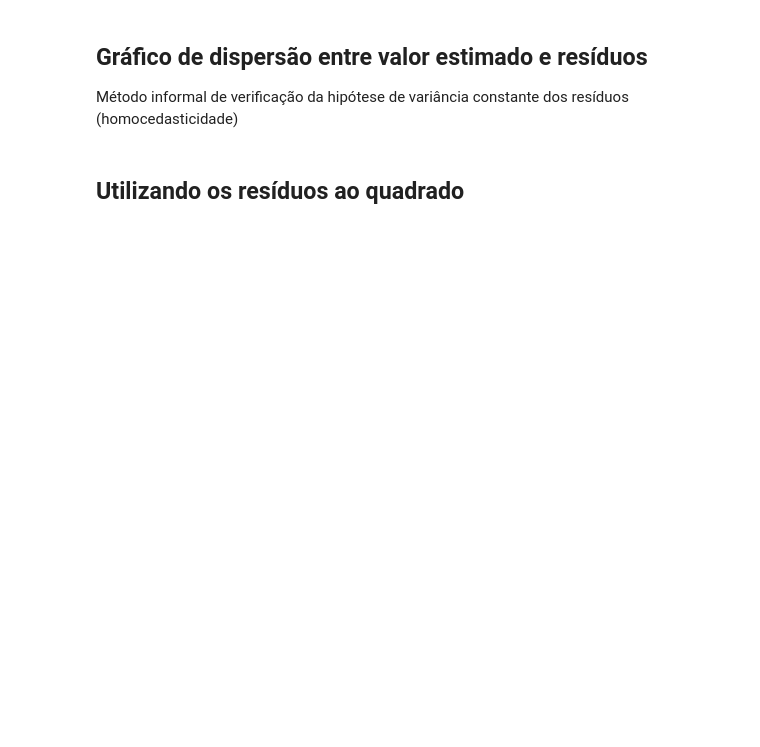
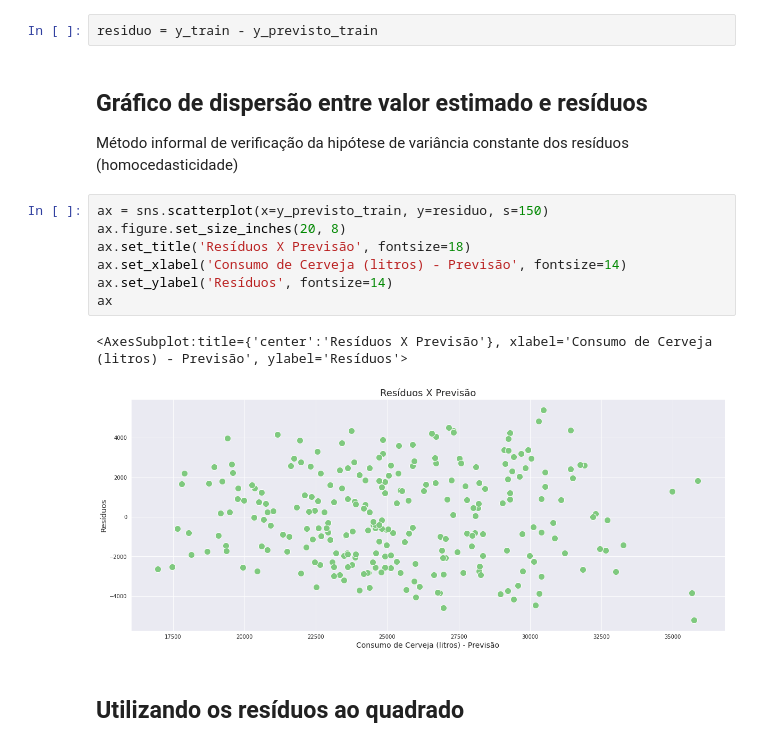
Before and after one commit to wiliands/estatistica_python, a Jupyter notebook: 06 - Regressao_Linear/Regressao_Linear.ipynb, the cells around one changed output. Saved outputs shown, nothing was run; the diff lists cells and outputs as text; blank space fills up the shorter version.

```diff
--- a/06 - Regressao_Linear/Regressao_Linear.ipynb
+++ b/06 - Regressao_Linear/Regressao_Linear.ipynb
@@ -483,9 +525,21 @@ https://seaborn.pydata.org/generated/seaborn.scatterplot.html
 # %% [markdown]
 ## Obtendo os resíduos
+# %%
+residuo = y_train - y_previsto_train
 # %% [markdown]
 ## Gráfico de dispersão entre valor estimado e resíduos
 
 Método informal de verificação da hipótese de variância constante dos resíduos (homocedasticidade)
+# %%
+ax = sns.scatterplot(x=y_previsto_train, y=residuo, s=150)
+ax.figure.set_size_inches(20, 8)
+ax.set_title('Resíduos X Previsão', fontsize=18)
+ax.set_xlabel('Consumo de Cerveja (litros) - Previsão', fontsize=14)
+ax.set_ylabel('Resíduos', fontsize=14)
+ax
+# %% [output]
+<AxesSubplot:title={'center':'Resíduos X Previsão'}, xlabel='Consumo de Cerveja (litros) - Previsão', ylabel='Resíduos'>
+[figure, added]
 # %% [markdown]
 ## Utilizando os resíduos ao quadrado
 # %% [markdown]
```
Also changed, not shown: parts of 12 cells of this notebook.
